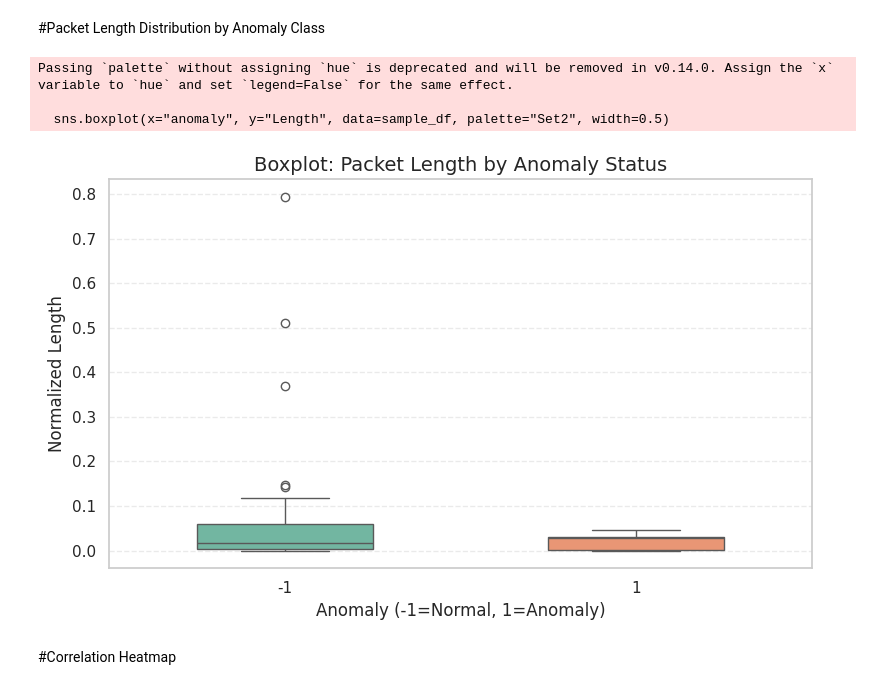
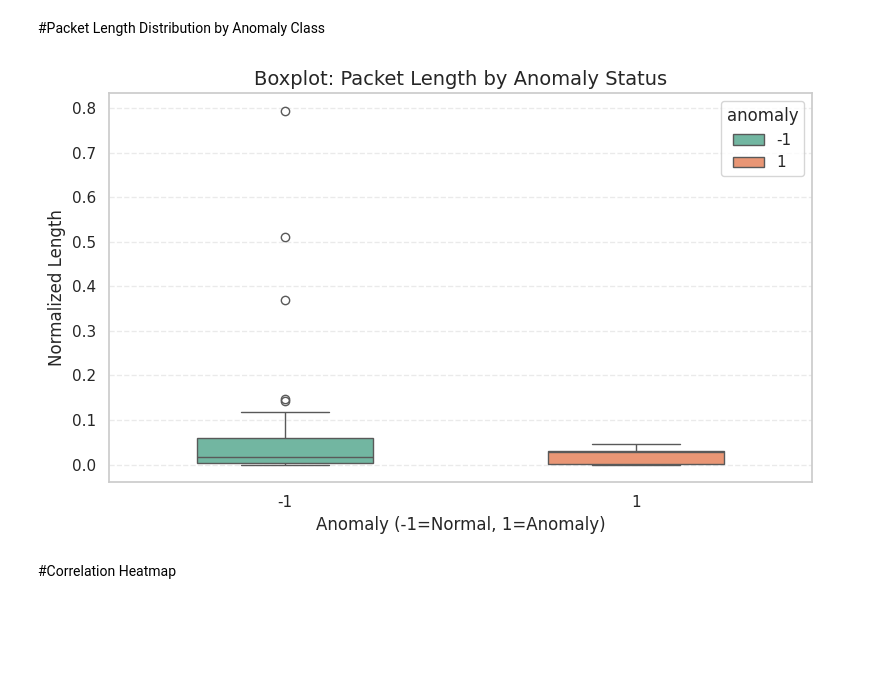
Before and after one commit to Deepika-Ch19/Network-intrusion-detection, a Jupyter notebook: Network_intrusion_Detection_using_ML.ipynb, the cells around one changed output. Drawn from its saved outputs; the diff is of its cells as text; code cells hidden in the pictures; blank space fills up the shorter version.

```diff
--- a/Network_intrusion_Detection_using_ML.ipynb
+++ b/Network_intrusion_Detection_using_ML.ipynb
@@ -82,18 +82,15 @@ plt.show()
 #Packet Length Distribution by Anomaly Class
 # %%
 plt.figure(figsize=(8, 5))
-sns.boxplot(x="anomaly", y="Length", data=sample_df, palette="Set2", width=0.5)
+sns.boxplot(x="anomaly", y="Length", data=sample_df,hue="anomaly", palette="Set2", width=0.5)
 plt.title("Boxplot: Packet Length by Anomaly Status", fontsize=14)
 plt.xlabel("Anomaly (-1=Normal, 1=Anomaly)")
 plt.ylabel("Normalized Length")
 plt.grid(axis='y', linestyle='--', alpha=0.4)
 plt.tight_layout()
 plt.show()
 # %% [output]
-Passing `palette` without assigning `hue` is deprecated and will be removed in v0.14.0. Assign the `x` variable to `hue` and set `legend=False` for the same effect.
-
-  sns.boxplot(x="anomaly", y="Length", data=sample_df, palette="Set2", width=0.5)
-[figure, old version]
+[figure, new version]
 # %% [markdown]
 #Correlation Heatmap
 # %%
```
Also changed, not shown: parts of 1 cell of this notebook.
